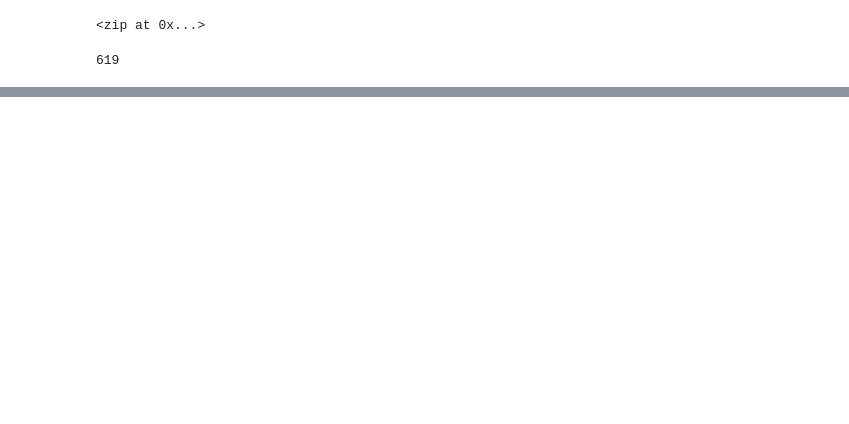
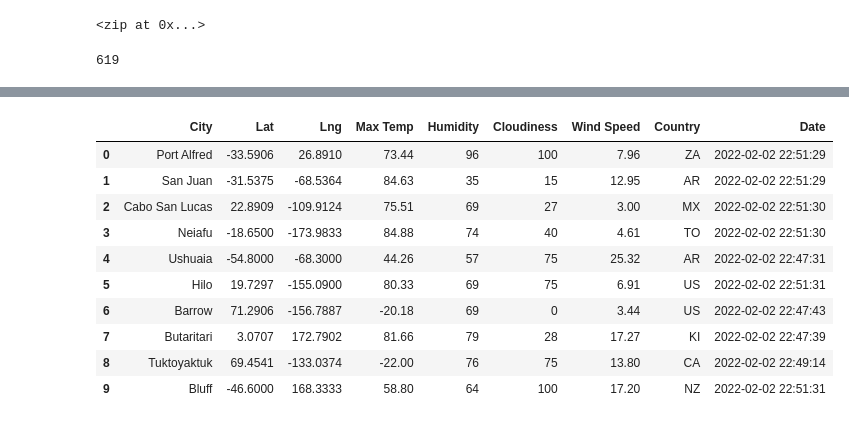
Before and after one commit to saraegregg/APIs_World_Weather_Analysis, a Jupyter notebook: WeatherPy.ipynb, the cells around one changed output, grey strips where cells are left out. Cells and saved outputs as stored; diff of their text form; code cells hidden in the pictures; blank space fills up the shorter version.

Commit message:
Adding WeatherPy.

```diff
--- a/WeatherPy.ipynb
+++ b/WeatherPy.ipynb
@@ -33,3 +41,7 @@ for coordinate in coordinates:
 len(cities)
 # %% [output]
 619
+# %%
+# Starting URL for Weather Map API Call.
+url = "http://api.openweathermap.org/data/2.5/weather?units=Imperial&APPID=" + weather_api_key
+print(url)
@@ -35,0 +130,16 @@ len(cities)
+# %%
+# Convert the array of dictionaries to a Pandas DataFrame.
+city_data_df = pd.DataFrame(city_data)
+city_data_df.head(10)
+# %% [output]
+|  | City | Lat | Lng | Max Temp | Humidity | Cloudiness | Wind Speed | Country | Date |
+| 0 | Port Alfred | -33.5906 | 26.8910 | 73.44 | 96 | 100 | 7.96 | ZA | 2022-02-02 22:51:29 |
+| 1 | San Juan | -31.5375 | -68.5364 | 84.63 | 35 | 15 | 12.95 | AR | 2022-02-02 22:51:29 |
+| 2 | Cabo San Lucas | 22.8909 | -109.9124 | 75.51 | 69 | 27 | 3.00 | MX | 2022-02-02 22:51:30 |
+| 3 | Neiafu | -18.6500 | -173.9833 | 84.88 | 74 | 40 | 4.61 | TO | 2022-02-02 22:51:30 |
+| 4 | Ushuaia | -54.8000 | -68.3000 | 44.26 | 57 | 75 | 25.32 | AR | 2022-02-02 22:47:31 |
+| 5 | Hilo | 19.7297 | -155.0900 | 80.33 | 69 | 75 | 6.91 | US | 2022-02-02 22:51:31 |
+| 6 | Barrow | 71.2906 | -156.7887 | -20.18 | 69 | 0 | 3.44 | US | 2022-02-02 22:47:43 |
+| 7 | Butaritari | 3.0707 | 172.7902 | 81.66 | 79 | 28 | 17.27 | KI | 2022-02-02 22:47:39 |
+| 8 | Tuktoyaktuk | 69.4541 | -133.0374 | -22.00 | 76 | 75 | 13.80 | CA | 2022-02-02 22:49:14 |
+| 9 | Bluff | -46.6000 | 168.3333 | 58.80 | 64 | 100 | 17.20 | NZ | 2022-02-02 22:51:31 |
```
Also changed, not shown: parts of 5 cells of this notebook, 3 other files.
